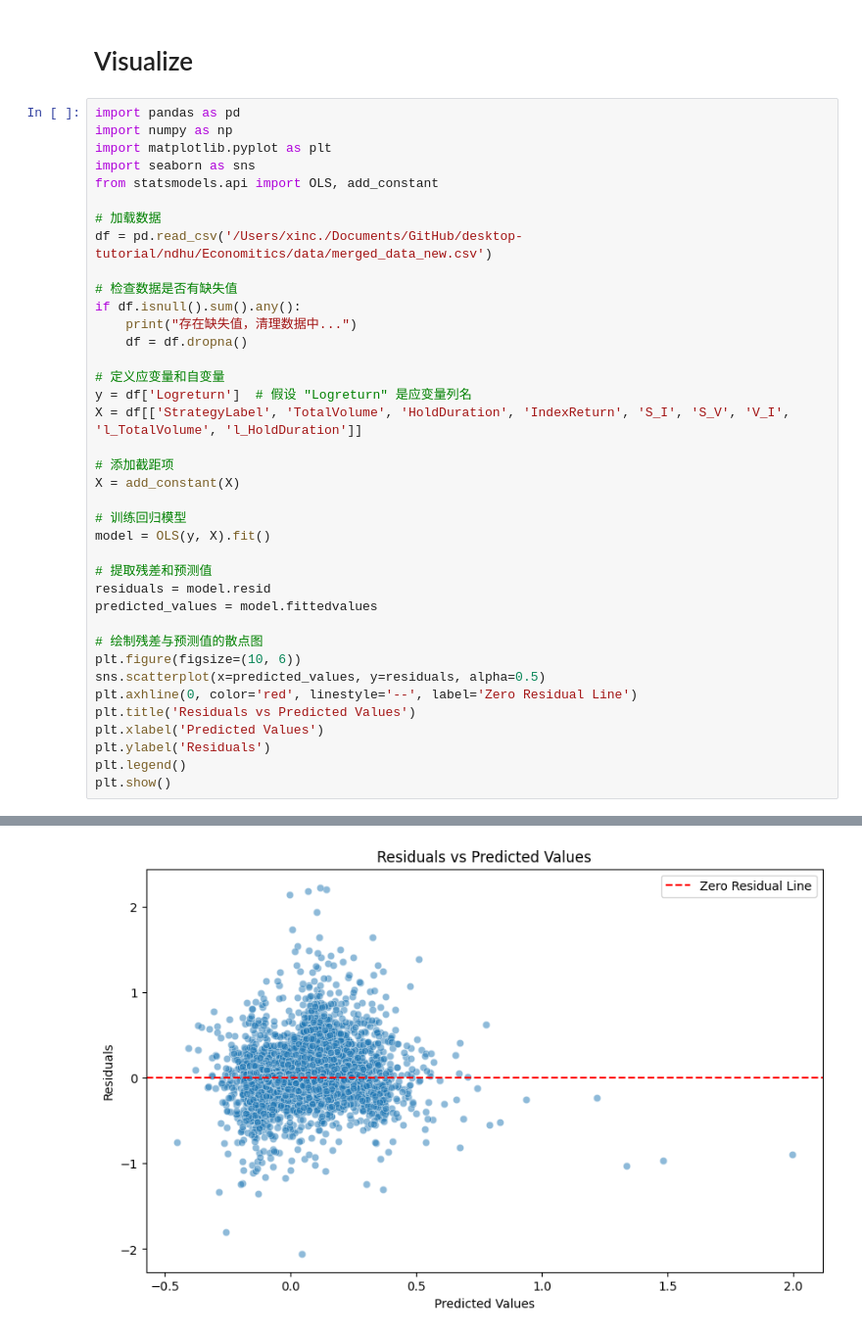
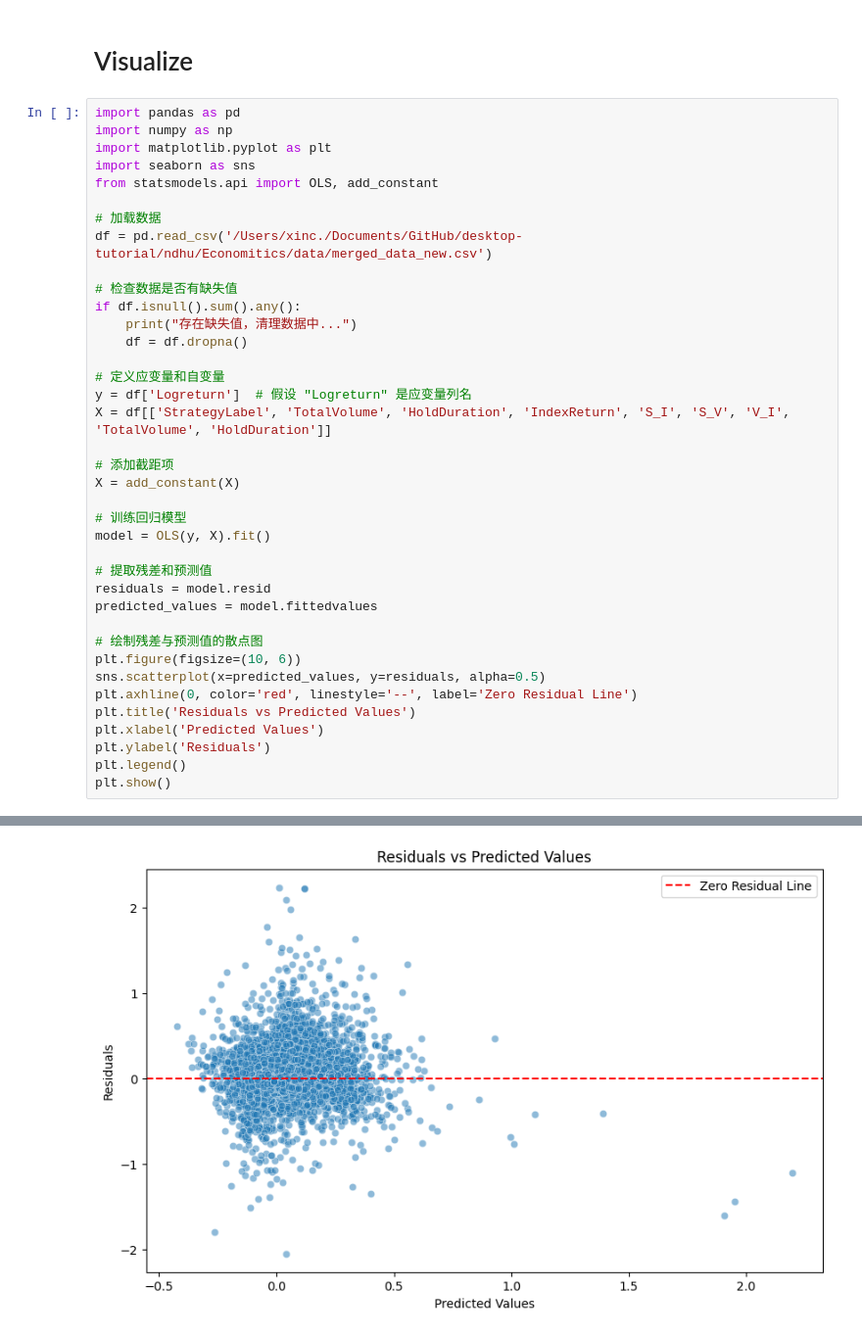
Before and after one commit to Xin95172/Personal-Project, a Jupyter notebook: ndhu/Economitics/regression.ipynb, the cells around one changed output, grey strips where cells are left out. Shown at 98% size. Drawn from its saved outputs; the diff is of its cells as text.

```diff
--- a/ndhu/Economitics/regression.ipynb
+++ b/ndhu/Economitics/regression.ipynb
@@ -422,32 +422,32 @@ df = pd.read_csv('/Users/xinc./Documents/GitHub/desktop-tutorial/ndhu/Economitic
 
 # 检查数据是否有缺失值
 if df.isnull().sum().any():
     print("存在缺失值，清理数据中...")
     df = df.dropna()
 
 # 定义应变量和自变量
 y = df['Logreturn']  # 假设 "Logreturn" 是应变量列名
-X = df[['StrategyLabel', 'TotalVolume', 'HoldDuration', 'IndexReturn', 'S_I', 'S_V', 'V_I', 'l_TotalVolume', 'l_HoldDuration']]
+X = df[['StrategyLabel', 'TotalVolume', 'HoldDuration', 'IndexReturn', 'S_I', 'S_V', 'V_I', 'TotalVolume', 'HoldDuration']]
 
 # 添加截距项
 X = add_constant(X)
 
 # 训练回归模型
 model = OLS(y, X).fit()
 
 # 提取残差和预测值
 residuals = model.resid
 predicted_values = model.fittedvalues
 
 # 绘制残差与预测值的散点图
 plt.figure(figsize=(10, 6))
 sns.scatterplot(x=predicted_values, y=residuals, alpha=0.5)
 plt.axhline(0, color='red', linestyle='--', label='Zero Residual Line')
 plt.title('Residuals vs Predicted Values')
 plt.xlabel('Predicted Values')
 plt.ylabel('Residuals')
 plt.legend()
 plt.show()
 # %% [output]
 存在缺失值，清理数据中...
-[figure, old version]
+[figure, new version]
```
Also changed, not shown: 24 other files.
